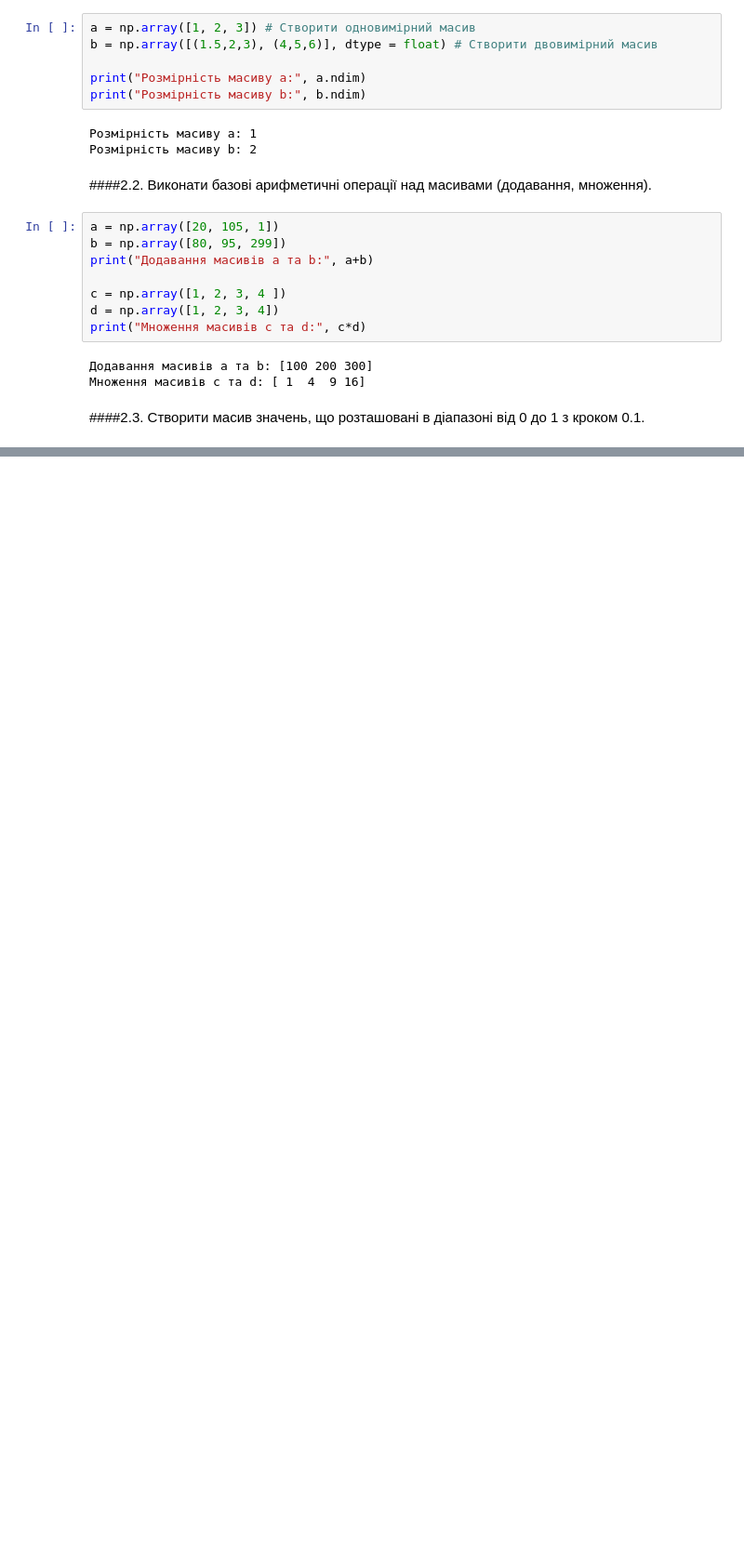
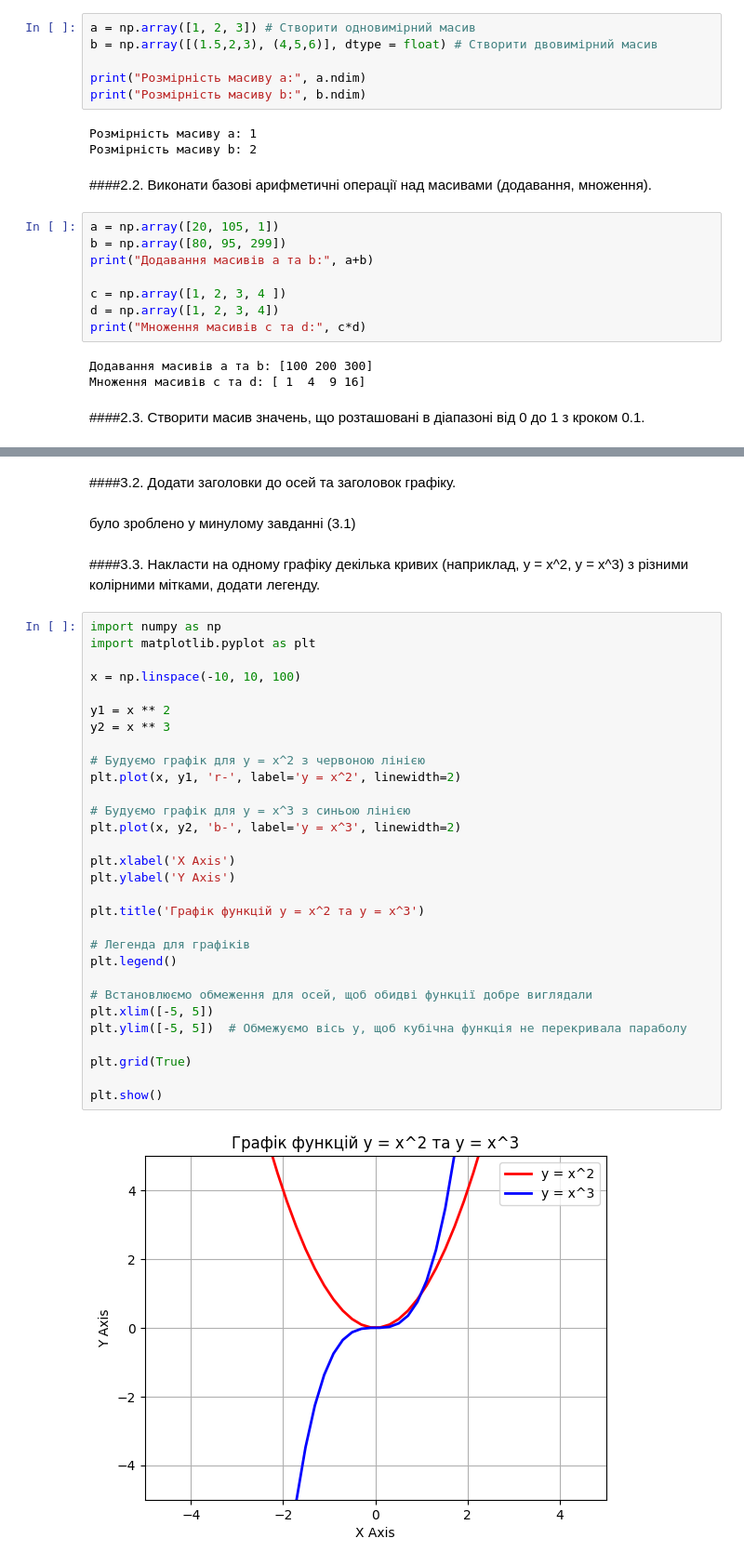
Before and after one commit to kurkur19/Neural_networks_Al_Khmuz_BS_25, a Jupyter notebook: 1lab_NN_Al_Khmuz_BS_25.ipynb, the cells around one changed output, grey strips where cells are left out. Shown: that part at 93% size. Drawn from its saved outputs; the diff is of its cells as text; blank space fills up the shorter version.

```diff
--- a/1lab_NN_Al_Khmuz_BS_25.ipynb
+++ b/1lab_NN_Al_Khmuz_BS_25.ipynb
@@ -153,0 +210,38 @@ array([0. , 0.1, 0.2, 0. , 3. , 0.4, 0.5, 0.6, 0.7, 0.8, 0.9, 1. ])
+# %% [markdown]
+####3.2. Додати заголовки до осей та заголовок графіку.
+# %% [markdown]
+було зроблено у минулому завданні (3.1)
+# %% [markdown]
+####3.3. Накласти на одному графіку декілька кривих (наприклад, y = x^2, y = x^3) з різними колірними мітками, додати легенду.
+# %%
+import numpy as np
+import matplotlib.pyplot as plt
+
+x = np.linspace(-10, 10, 100)
+
+y1 = x ** 2
+y2 = x ** 3
+
+# Будуємо графік для y = x^2 з червоною лінією
+plt.plot(x, y1, 'r-', label='y = x^2', linewidth=2)
+
+# Будуємо графік для y = x^3 з синьою лінією
+plt.plot(x, y2, 'b-', label='y = x^3', linewidth=2)
+
+plt.xlabel('X Axis')
+plt.ylabel('Y Axis')
+
+plt.title('Графік функцій y = x^2 та y = x^3')
+
+# Легенда для графіків
+plt.legend()
+
+# Встановлюємо обмеження для осей, щоб обидві функції добре виглядали
+plt.xlim([-5, 5])
+plt.ylim([-5, 5])  # Обмежуємо вісь y, щоб кубічна функція не перекривала параболу
+
+plt.grid(True)
+
+plt.show()
+# %% [output]
+[figure, added]
```
Also changed, not shown: parts of 48 cells of this notebook.
